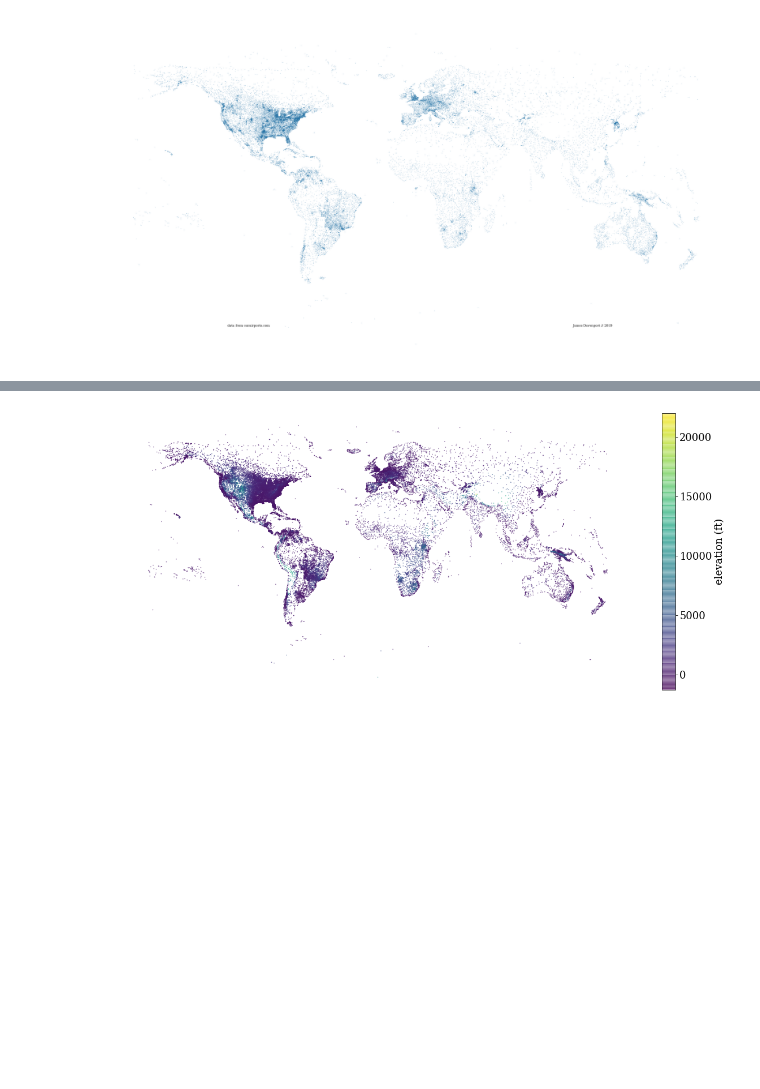
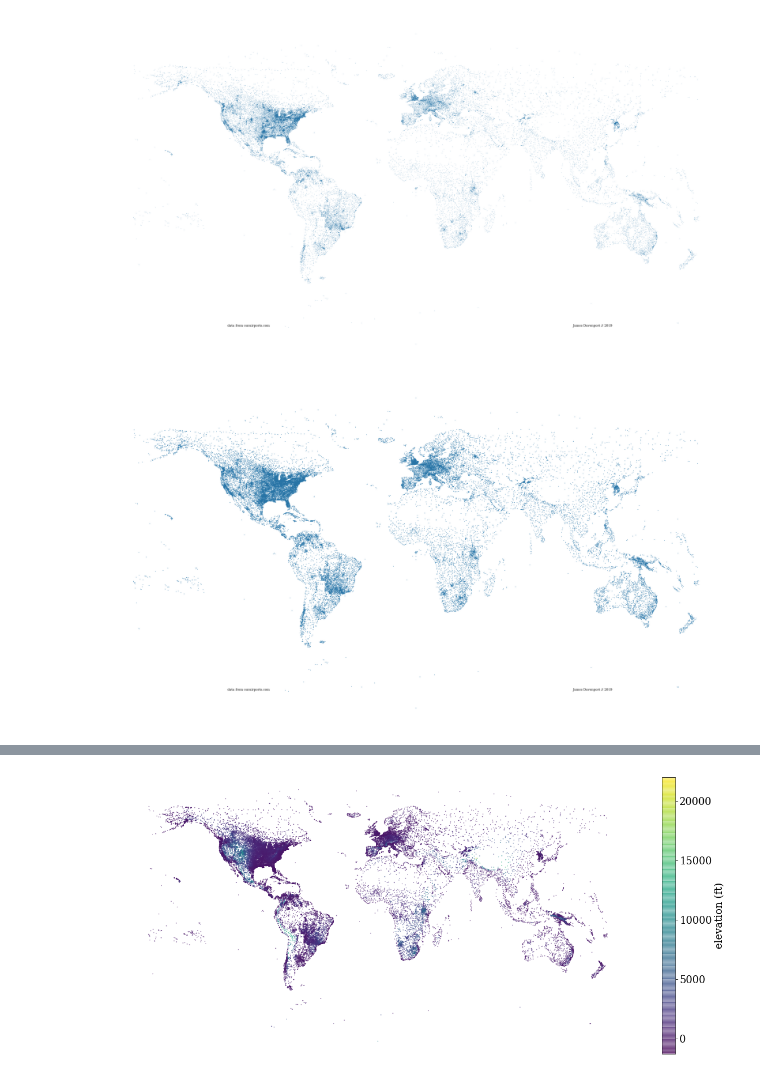
Before and after one commit to jradavenport/airports_2019, a Jupyter notebook: airport_map.ipynb, the cells around one changed output, grey strips where cells are left out. Cells and saved outputs as stored; diff of their text form; code cells hidden in the pictures; blank space fills up the shorter version.

Commit message:
add heavy version

```diff
--- a/airport_map.ipynb
+++ b/airport_map.ipynb
@@ -61,3 +61,16 @@ plt.text(-120, -80, 'data from ourairports.com')
 plt.savefig("airport_map2019.jpeg", bbox_inches='tight', dpi=250)
 # %% [output]
 [figure]
+# %%
+plt.figure(figsize=(64,36))
+
+plt.scatter(df['longitude_deg'], df['latitude_deg'],
+            s=4, c='#2874A6')
+
+plt.axis('off')
+
+plt.text(100,-80, 'James Davenport // 2019')
+plt.text(-120, -80, 'data from ourairports.com')
+plt.savefig("airport_map2019_heavy.jpeg", bbox_inches='tight', dpi=250)
+# %% [output]
+[figure, added]
```
Also changed, not shown: parts of 1 cell of this notebook.
